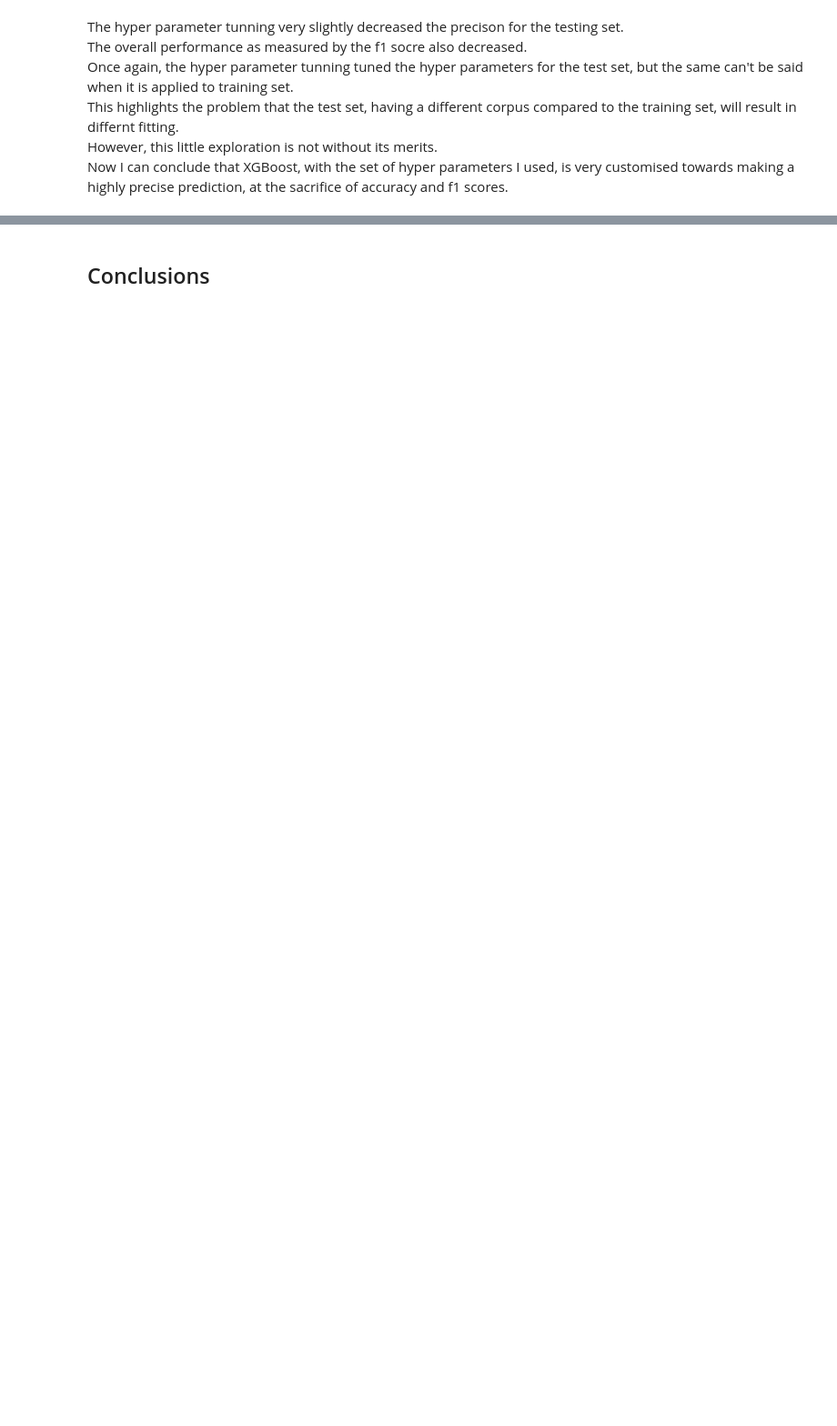
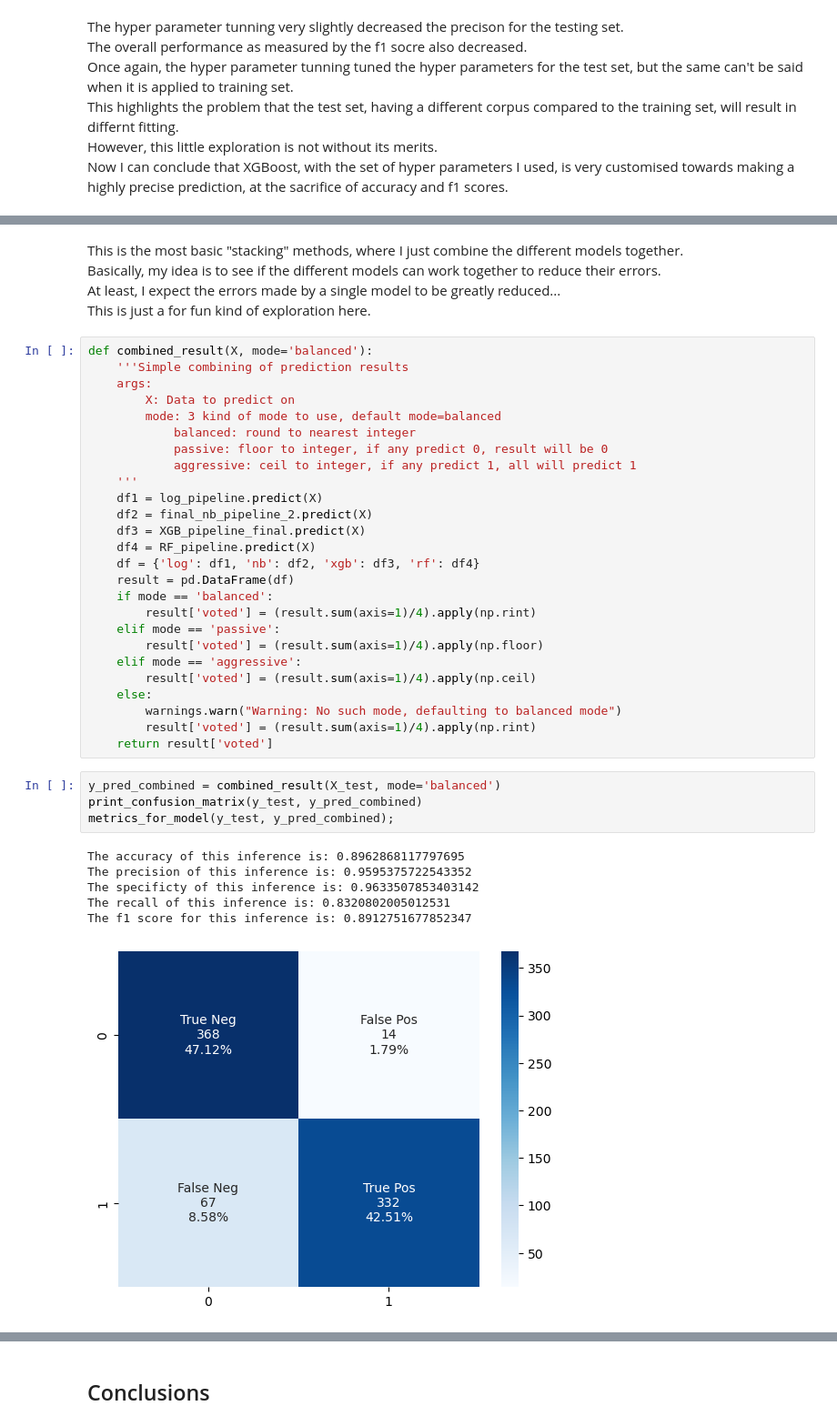
Before and after one commit to Luke-zm/DSI_Proj, a Jupyter notebook: project_3/code/modelling.ipynb, the cells around one changed output, grey strips where cells are left out. Shown at 91% size. Saved outputs shown, nothing was run; the diff lists cells and outputs as text; blank space fills up the shorter version.

```diff
--- a/project_3/code/modelling.ipynb
+++ b/project_3/code/modelling.ipynb
@@ -959,0 +978,42 @@ Now I can conclude that XGBoost, with the set of hyper parameters I used, is ver
+# %% [markdown]
+This is the most basic "stacking" methods, where I just combine the different models together.
+Basically, my idea is to see if the different models can work together to reduce their errors.
+At least, I expect the errors made by a single model to be greatly reduced...
+This is just a for fun kind of exploration here.
+# %%
+def combined_result(X, mode='balanced'):
+    '''Simple combining of prediction results
+    args:
+        X: Data to predict on
+        mode: 3 kind of mode to use, default mode=balanced
+            balanced: round to nearest integer
+            passive: floor to integer, if any predict 0, result will be 0
+            aggressive: ceil to integer, if any predict 1, all will predict 1
+    '''
+    df1 = log_pipeline.predict(X)
+    df2 = final_nb_pipeline_2.predict(X)
+    df3 = XGB_pipeline_final.predict(X)
+    df4 = RF_pipeline.predict(X)
+    df = {'log': df1, 'nb': df2, 'xgb': df3, 'rf': df4}
+    result = pd.DataFrame(df)
+    if mode == 'balanced':
+        result['voted'] = (result.sum(axis=1)/4).apply(np.rint)
+    elif mode == 'passive':
+        result['voted'] = (result.sum(axis=1)/4).apply(np.floor)
+    elif mode == 'aggressive':
+        result['voted'] = (result.sum(axis=1)/4).apply(np.ceil)
+    else:
+        warnings.warn("Warning: No such mode, defaulting to balanced mode")
+        result['voted'] = (result.sum(axis=1)/4).apply(np.rint)
+    return result['voted']
+# %%
+y_pred_combined = combined_result(X_test, mode='balanced')
+print_confusion_matrix(y_test, y_pred_combined)
+metrics_for_model(y_test, y_pred_combined);
+# %% [output]
+The accuracy of this inference is: 0.8962868117797695
+The precision of this inference is: 0.9595375722543352
+The specificty of this inference is: 0.9633507853403142
+The recall of this inference is: 0.8320802005012531
+The f1 score for this inference is: 0.8912751677852347
+[figure, added]
```
Also changed, not shown: parts of 28 cells of this notebook, 8 other files.
